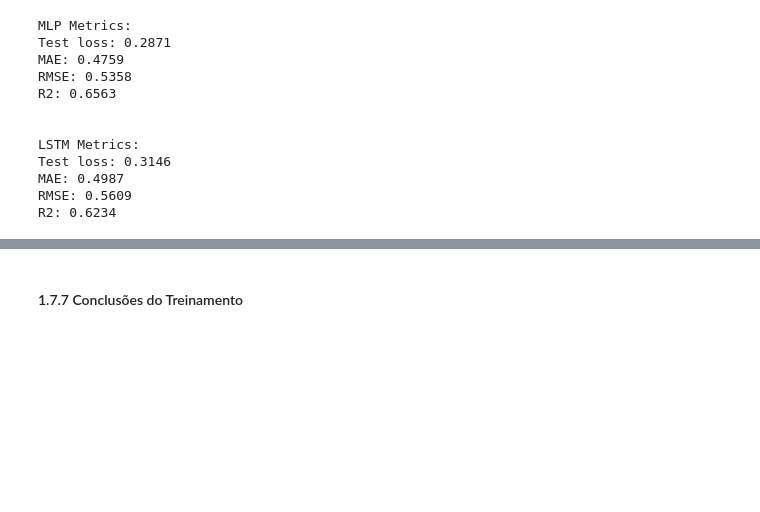
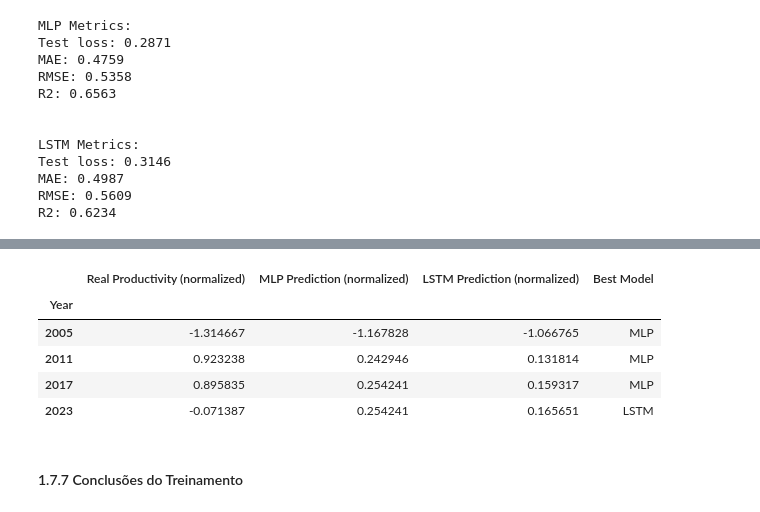
Before and after one commit to luisfuturist/ec-ingredion-3, a Jupyter notebook: notebooks/ml.ipynb, the cells around one changed output, grey strips where cells are left out. Cells and saved outputs as stored; diff of their text form; code cells hidden in the pictures; blank space fills up the shorter version.

```diff
--- a/notebooks/ml.ipynb
+++ b/notebooks/ml.ipynb
@@ -1241,20 +1202,54 @@ plt.show()
 # %%
-print("MLP test loss:", np.mean(mlp_test_losses))
+# Build a DataFrame with real and predicted values for test years
+mlp_preds = []
+lstm_preds = []
+real_prods = []
+best_models = []
+
 for y_test in years_test:
-    ndvi, prod = mlp_test_dataset.get_last_window_of_year(y_test)
-    ndvi = torch.tensor(ndvi, dtype=torch.float32).unsqueeze(0).to(device)
-    pred = mlp_network(ndvi)
-    last_pred = pred[:, -1].cpu().detach().numpy()[0]
-    mlp_test_losses.append(last_pred)
-    print(f"\n[MLP] Predicted (normalized) productivity for {y_test}: {last_pred:.4f}")
-    print(f"[MLP] Real productivity (normalized) for {y_test}: {prod:.4f}")
+    # MLP prediction
+    ndvi_mlp, prod_mlp = mlp_test_dataset.get_last_window_of_year(y_test)
+    ndvi_mlp_tensor = (
+        torch.tensor(ndvi_mlp, dtype=torch.float32).unsqueeze(0).to(device)
+    )
+    pred_mlp = mlp_network(ndvi_mlp_tensor)
+    mlp_pred_value = pred_mlp.cpu().detach().numpy().flatten()[0]
+    mlp_preds.append(mlp_pred_value)
+    real_prods.append(prod_mlp)
 
-print("\n\nLSTM test loss:", np.mean(lstm_test_losses))
-for y_test in years_test:
-    ndvi, prod = lstm_test_dataset.get_last_window_of_year(y_test)
-    ndvi = torch.tensor(ndvi, dtype=torch.float32).unsqueeze(0).to(device)
-    pred = lstm_model(ndvi)
-    last_pred = pred[:, -1].cpu().detach().numpy()[0]
-    print(f"\n[LSTM] Predicted productivity (normalized) for {y_test}: {last_pred:.4f}")
-    print(f"[LSTM] Real productivity (normalized) for {y_test}: {prod:.4f}")
+    # LSTM prediction
+    ndvi_lstm, prod_lstm = lstm_test_dataset.get_last_window_of_year(y_test)
+    ndvi_lstm_tensor = (
+        torch.tensor(ndvi_lstm, dtype=torch.float32).unsqueeze(0).to(device)
+    )
+    pred_lstm = lstm_model(ndvi_lstm_tensor)
+    lstm_pred_value = pred_lstm.cpu().detach().numpy().flatten()[0]
+    lstm_preds.append(lstm_pred_value)
+    # Determine best model for each year based on absolute error
+    mlp_error = abs(mlp_pred_value - prod_mlp)
+    lstm_error = abs(lstm_pred_value - prod_lstm)
+    if mlp_error < lstm_error:
+        best_model = "MLP"
+    elif lstm_error < mlp_error:
+        best_model = "LSTM"
+    else:
+        best_model = "Tie"
+    # Collect best model for each year
+    if "best_models" not in locals():
+        best_models = []
+    best_models.append(best_model)
+
+df_results = pd.DataFrame(
+    {
+        "Year": years_test,
+        "Real Productivity (normalized)": real_prods,
+        "MLP Prediction (normalized)": mlp_preds,
+        "LSTM Prediction (normalized)": lstm_preds,
+        "Best Model": best_models,
+    }
+)
+
+df_results.set_index("Year", inplace=True)
+
+df_results
 # %% [output]
@@ -1278,3 +1256,9 @@ MLP test loss: 0.2871102039751254
+|  | Real Productivity (normalized) | MLP Prediction (normalized) | LSTM Prediction (normalized) | Best Model |
+| Year |  |  |  |  |
+| 2005 | -1.314667 | -1.167828 | -1.066765 | MLP |
+| 2011 | 0.923238 | 0.242946 | 0.131814 | MLP |
+| 2017 | 0.895835 | 0.254241 | 0.159317 | MLP |
+| 2023 | -0.071387 | 0.254241 | 0.165651 | LSTM |
 # %% [markdown]
 #### 1.7.7 Conclusões do Treinamento
 # %% [markdown]
```
Also changed, not shown: parts of 10 cells of this notebook.
